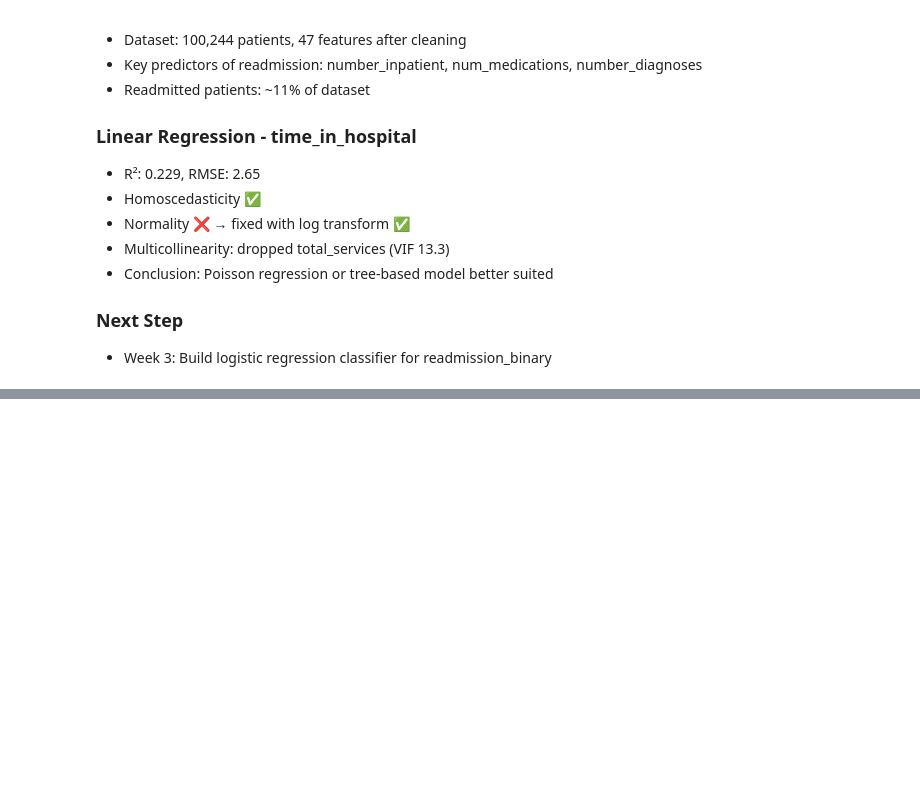
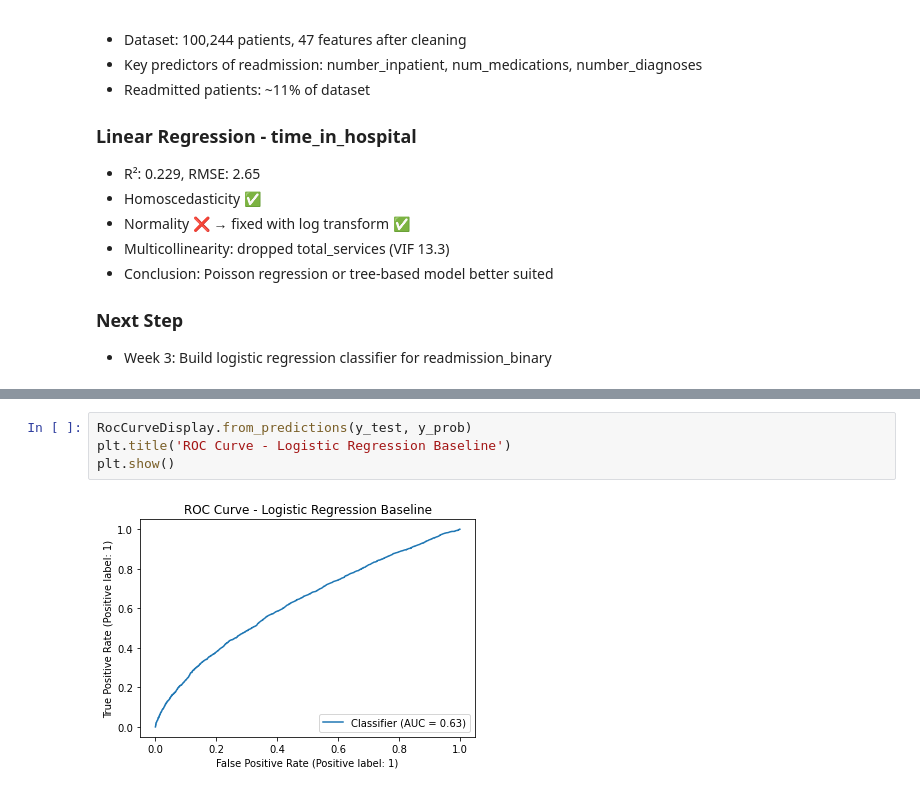
Before and after one commit to Madhu-30r/healthcare-readmission-ds, a Jupyter notebook: project1_eda.ipynb, the cells around one changed output, grey strips where cells are left out. Saved outputs shown, nothing was run; the diff lists cells and outputs as text; blank space fills up the shorter version.

```diff
--- a/project1_eda.ipynb
+++ b/project1_eda.ipynb
@@ -509,0 +612,6 @@ For prediction, exponentiate output back: np.exp(y_pred_log)
+# %%
+RocCurveDisplay.from_predictions(y_test, y_prob)
+plt.title('ROC Curve - Logistic Regression Baseline')
+plt.show()
+# %% [output]
+[figure, added]
```
Also changed, not shown: parts of 9 cells of this notebook.
